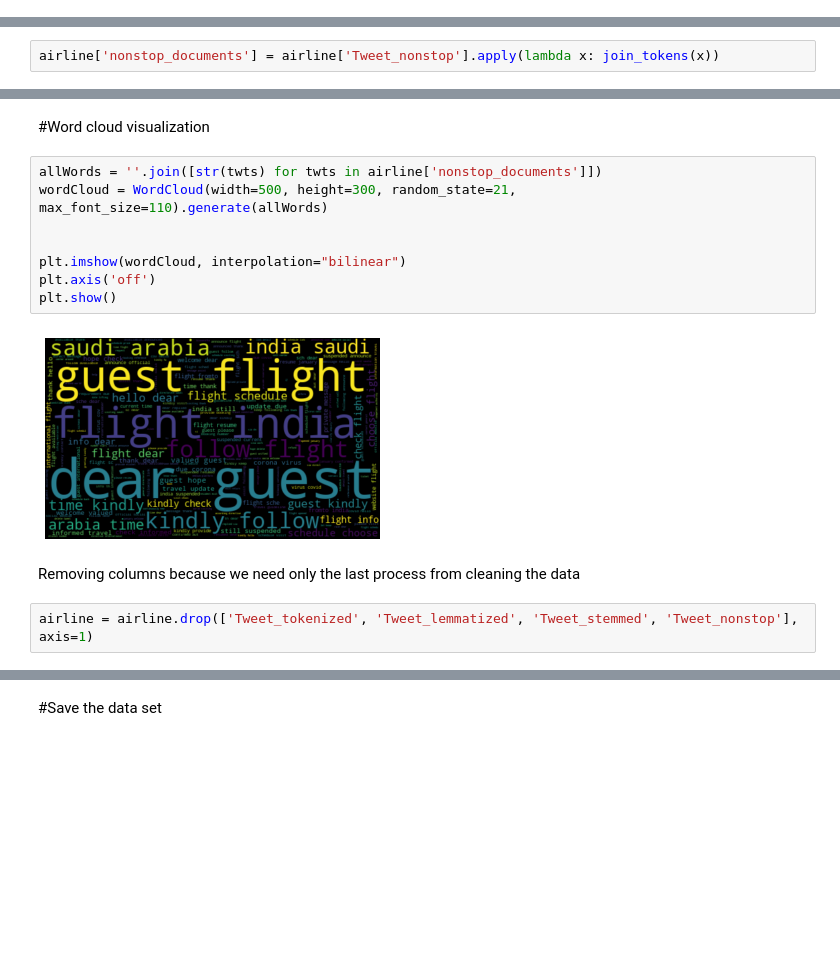
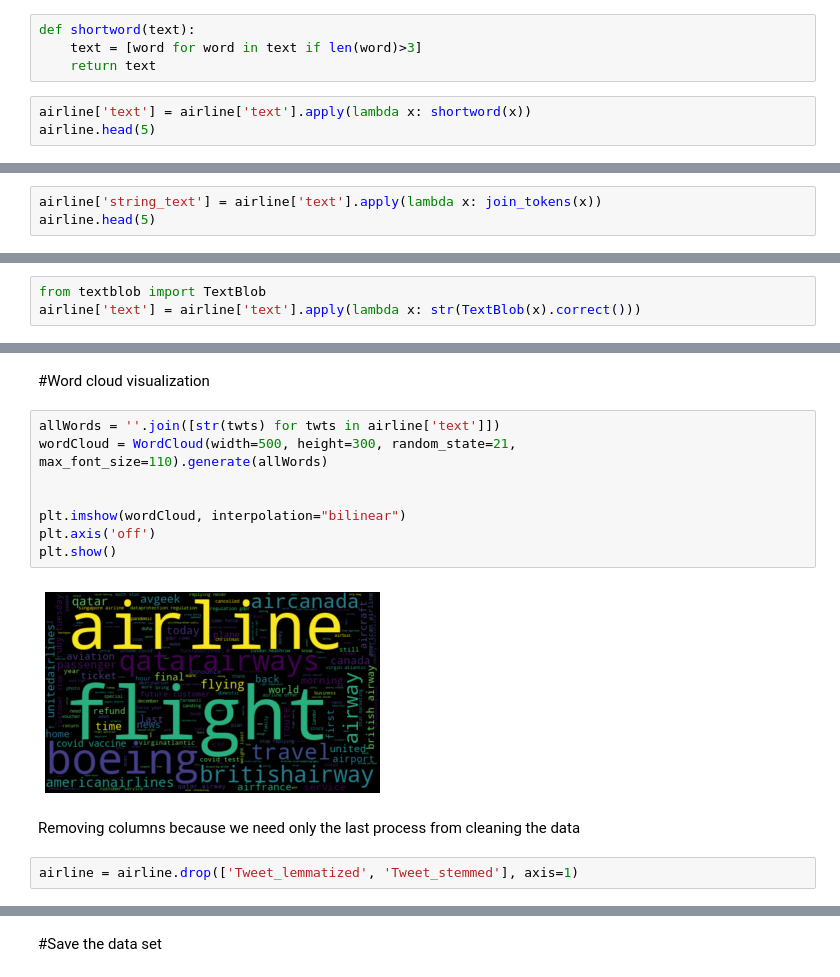
Before and after one commit to buthaina279/DS_Capstone_NLP, a Jupyter notebook: Collect_clean.ipynb, the cells around one changed output, grey strips where cells are left out. Cells and saved outputs as stored; diff of their text form; blank space fills up the shorter version.

Commit message:
collected 11 airlines + clean

```diff
--- a/Collect_clean.ipynb
+++ b/Collect_clean.ipynb
@@ -756,0 +885,7 @@ Unique words aft removing stop words :509
+# %%
+def shortword(text):
+    text = [word for word in text if len(word)>3]
+    return text
+# %%
+airline['text'] = airline['text'].apply(lambda x: shortword(x))
+airline.head(5)
@@ -761,4 +903,5 @@ def join_tokens(tokens):
   document = " ".join([word for word in tokens if not word.isdigit()])
   return document
 # %%
-airline['nonstop_documents'] = airline['Tweet_nonstop'].apply(lambda x: join_tokens(x))
+airline['string_text'] = airline['text'].apply(lambda x: join_tokens(x))
+airline.head(5)
@@ -764,0 +917,3 @@ airline['nonstop_documents'] = airline['Tweet_nonstop'].apply(lambda x: join_tok
+# %%
+from textblob import TextBlob
+airline['text'] = airline['text'].apply(lambda x: str(TextBlob(x).correct()))
@@ -767,19 +924,19 @@ airline['nonstop_documents'] = airline['Tweet_nonstop'].apply(lambda x: join_tok
 # %% [markdown]
 #Word cloud visualization
 # %%
-allWords = ''.join([str(twts) for twts in airline['nonstop_documents']])
+allWords = ''.join([str(twts) for twts in airline['text']])
 wordCloud = WordCloud(width=500, height=300, random_state=21, max_font_size=110).generate(allWords)
 
 
 plt.imshow(wordCloud, interpolation="bilinear")
 plt.axis('off')
 plt.show()
 # %% [output]
-[figure, old version]
+[figure, new version]
 # %% [markdown]
 Removing columns because we need only the last process from cleaning the data
 # %%
-airline = airline.drop(['Tweet_tokenized', 'Tweet_lemmatized', 'Tweet_stemmed', 'Tweet_nonstop'], axis=1)
+airline = airline.drop(['Tweet_lemmatized', 'Tweet_stemmed'], axis=1)
 # %%
 airline.sample(5)
 # %% [output]
```
Also changed, not shown: parts of 74 cells of this notebook.
